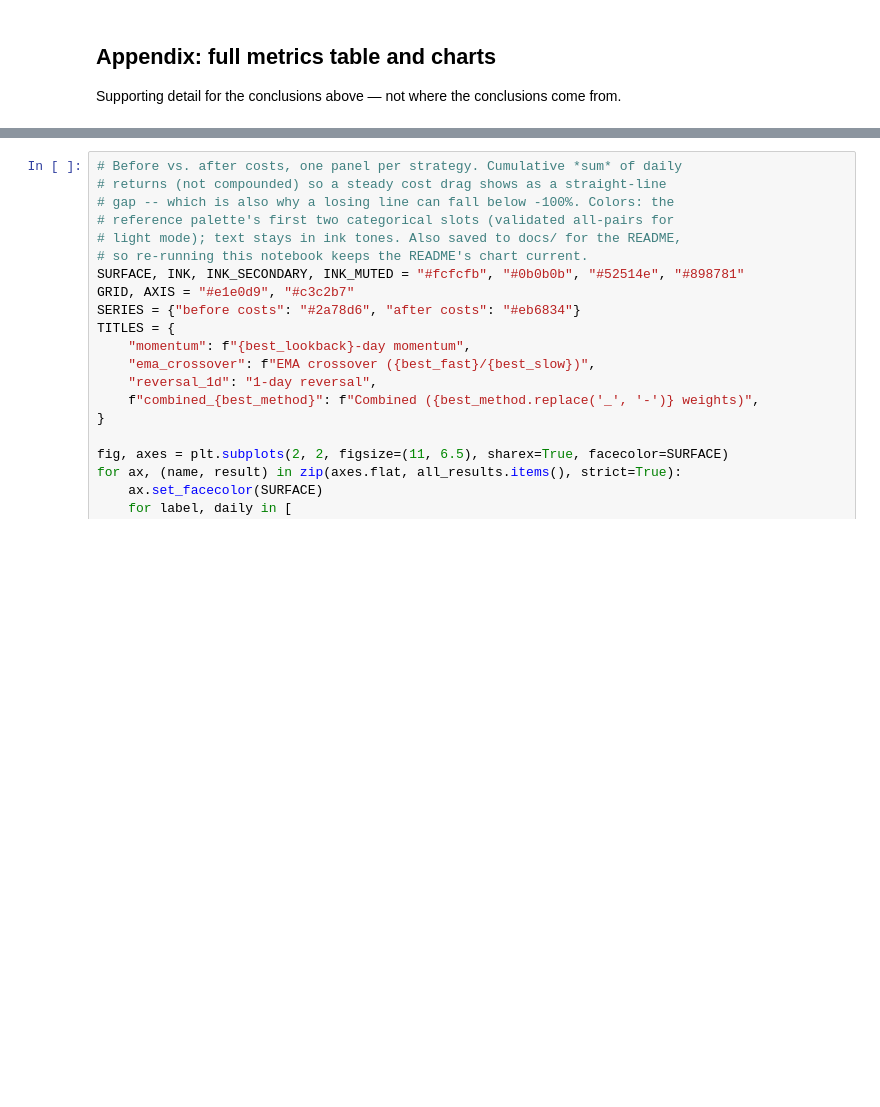
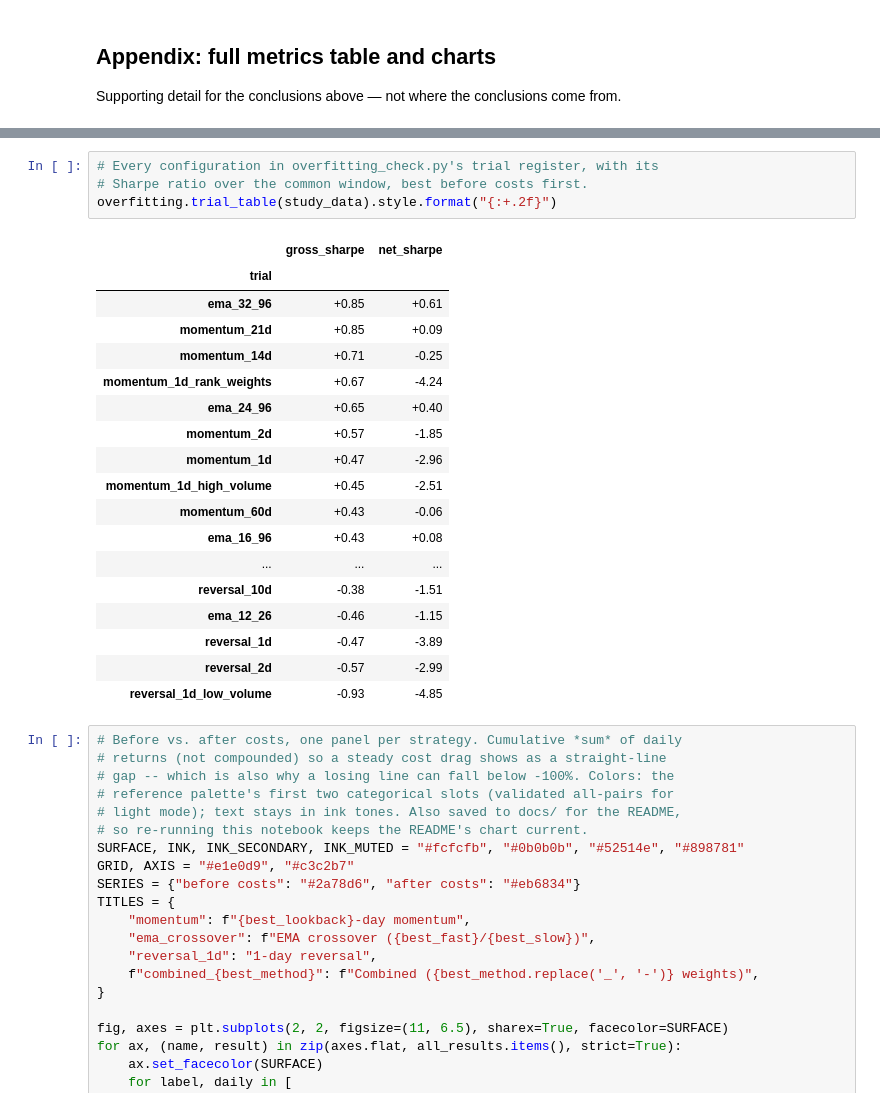
Before and after one commit to ravirajlondhepatil/quant-class-project, a Jupyter notebook: notebooks/performance_summary.ipynb, the cells around one changed output, grey strips where cells are left out. Cells and saved outputs as stored; diff of their text form; blank space fills up the shorter version.

```diff
--- a/notebooks/performance_summary.ipynb
+++ b/notebooks/performance_summary.ipynb
@@ -619,3 +653,26 @@ metrics.style.format(
+# %%
+# Every configuration in overfitting_check.py's trial register, with its
+# Sharpe ratio over the common window, best before costs first.
+overfitting.trial_table(study_data).style.format("{:+.2f}")
+# %% [output]
+|  | gross_sharpe | net_sharpe |
+| trial |  |  |
+| ema_32_96 | +0.85 | +0.61 |
+| momentum_21d | +0.85 | +0.09 |
+| momentum_14d | +0.71 | -0.25 |
+| momentum_1d_rank_weights | +0.67 | -4.24 |
+| ema_24_96 | +0.65 | +0.40 |
+| momentum_2d | +0.57 | -1.85 |
+| momentum_1d | +0.47 | -2.96 |
+| momentum_1d_high_volume | +0.45 | -2.51 |
+| momentum_60d | +0.43 | -0.06 |
+| ema_16_96 | +0.43 | +0.08 |
+| ... | ... | ... |
+| reversal_10d | -0.38 | -1.51 |
+| ema_12_26 | -0.46 | -1.15 |
+| reversal_1d | -0.47 | -3.89 |
+| reversal_2d | -0.57 | -2.99 |
+| reversal_1d_low_volume | -0.93 | -4.85 |
 # %%
 # Before vs. after costs, one panel per strategy. Cumulative *sum* of daily
 # returns (not compounded) so a steady cost drag shows as a straight-line
```
Also changed, not shown: parts of 12 cells of this notebook, 5 other files.
